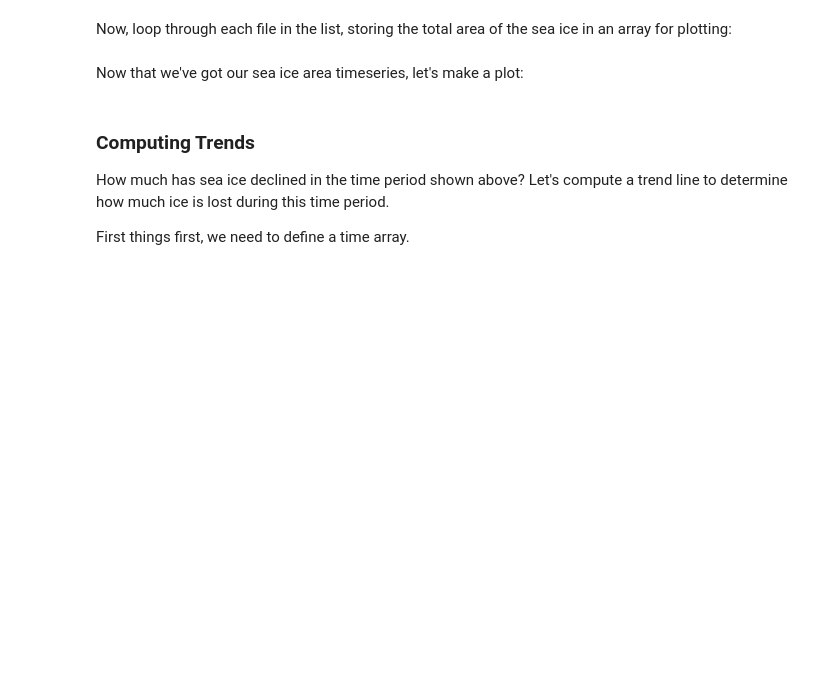
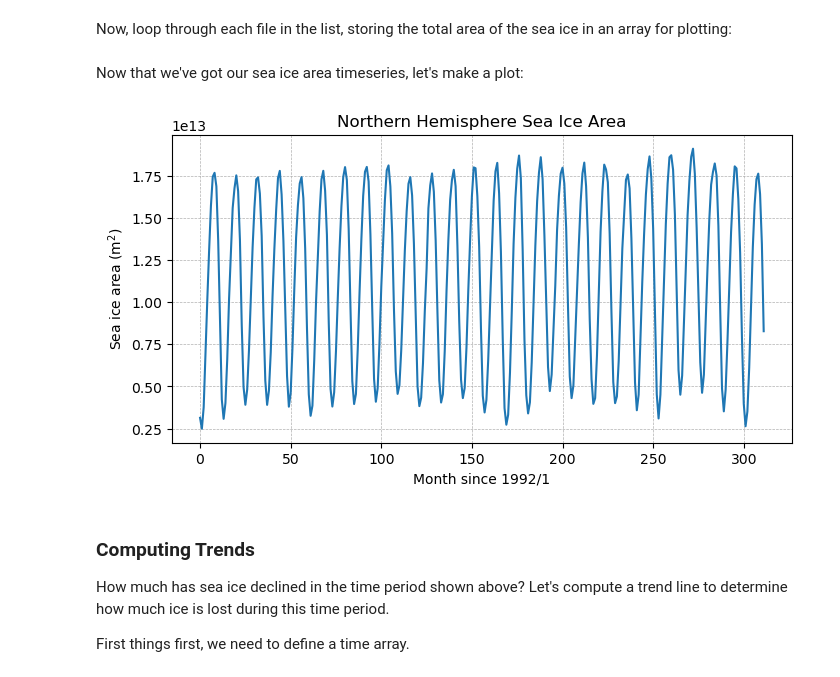
Before and after one commit to DannyMatlob/cs185c_fall2024_ocean_modeling, a Jupyter notebook: Lectures/Lecture 4-1/CS 185C Lecture 4-1 Notebook.ipynb, the cells around one changed output. Cells and saved outputs as stored; diff of their text form; code cells hidden in the pictures; blank space fills up the shorter version.

Commit message:
lecture4-2

```diff
--- a/Lectures/Lecture 4-1/CS 185C Lecture 4-1 Notebook.ipynb
+++ b/Lectures/Lecture 4-1/CS 185C Lecture 4-1 Notebook.ipynb
@@ -19,7 +19,7 @@ import moviepy.video.io.ImageSequenceClip
 After the modules are loaded in, establish a path to your data directory for this class:
 # %%
 # Define a path to a data folder
-data_folder = 'D:\data'
+data_folder = 'F:\data'
 # %% [markdown]
 ## Stitching Figures into Movies
 In our previous notebook, we created a function called `plot_panel` to make a figure of data given a data field and a file path. Add this function to the coding cell below:
@@ -48,7 +48,7 @@ def plot_frame(SIarea, file_path):
 Now that the function is defined, let's look through all of the months of our data to make panels for a movie:
 # %%
 # make a path to an output directory for your frames
-frames_directory = r"C:\Users\DannyPC\Documents\cs185c_fall2024_ocean_modeling\Lectures\Lecture 4-1\frames"
+frames_directory = r"./frames"
 
 # make a list that will hold the paths
 file_path_list = []
@@ -211,7 +206,9 @@ for year in range(1992,2018):
 Now, loop through each file in the list, storing the total area of the sea ice in an array for plotting:
 # %%
 # make a list to store the sea ice values
-si_area = np.zeros((len(file_list),))
+si_area_north = np.zeros((len(file_list),))
+si_area_south = np.zeros((len(file_list),))
+
 
 # loop through each file
 for i in range(len(file_list)):
@@ -229,23 +226,32 @@ for i in range(len(file_list)):
     SIarea = SIarea[0,:,:]
 
     # mask points in the southern ocean
-
+    SIAreaSouth = ds['SIarea'].where(ds['latitude'] < 0)
+    SIAreaNorth = ds['SIarea'].where(ds['latitude'] > 0)
 
     # compute the total sea ice area
+    ice_area_north = SIAreaSouth * Area
+    ice_area_south = SIAreaNorth * Area
 
+    total_area_north = np.sum(ice_area_north)
+    total_area_south = np.sum(ice_area_south)
 
     # add the computed area to the list of sea ice values
+    si_area_north[i] = total_area_north
+    si_area_south[i] = total_area_south
 # %% [markdown]
 Now that we've got our sea ice area timeseries, let's make a plot:
 # %%
 # make a plot of the sea ice timeseries
 fig = plt.figure(figsize=(8,4))
-plt.plot(si_area)
+plt.plot(si_area_north)
 plt.title('Northern Hemisphere Sea Ice Area')
 plt.ylabel('Sea ice area (m$^2$)')
 plt.xlabel('Month since 1992/1')
 plt.grid(linestyle='--',linewidth=0.5)
 plt.show()
+# %% [output]
+[figure, added]
 # %% [markdown]
 ### Computing Trends
 How much has sea ice declined in the time period shown above? Let's compute a trend line to determine how much ice is lost during this time period.
```
Also changed, not shown: parts of 4 cells of this notebook, 1 other file.
